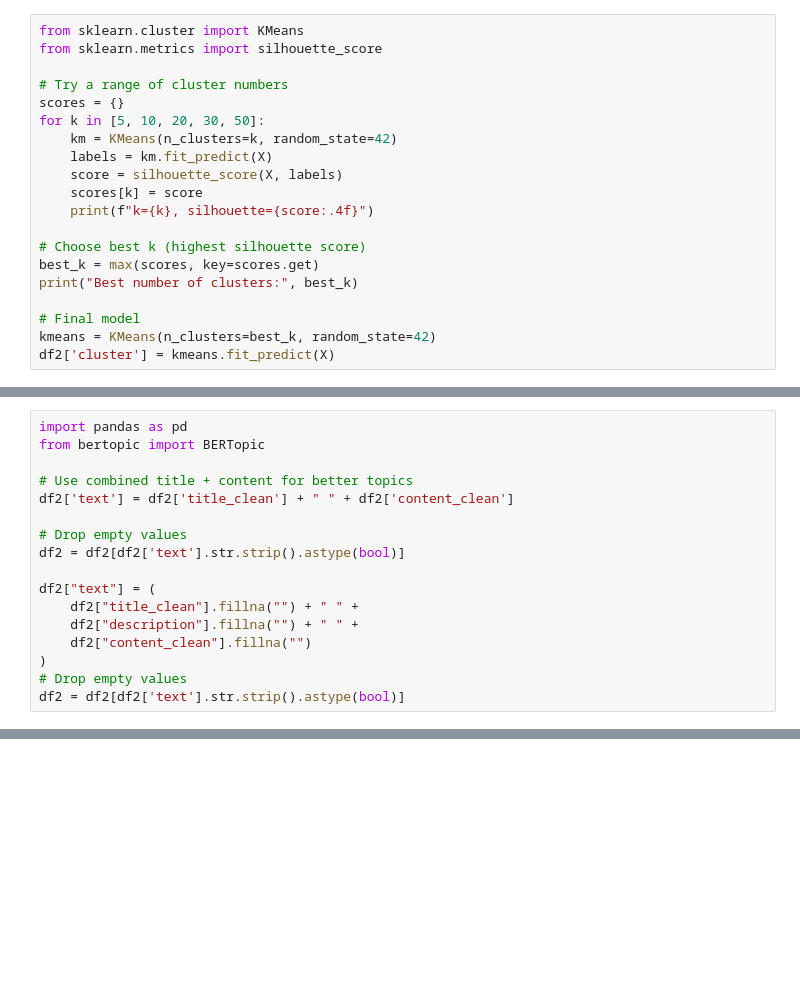
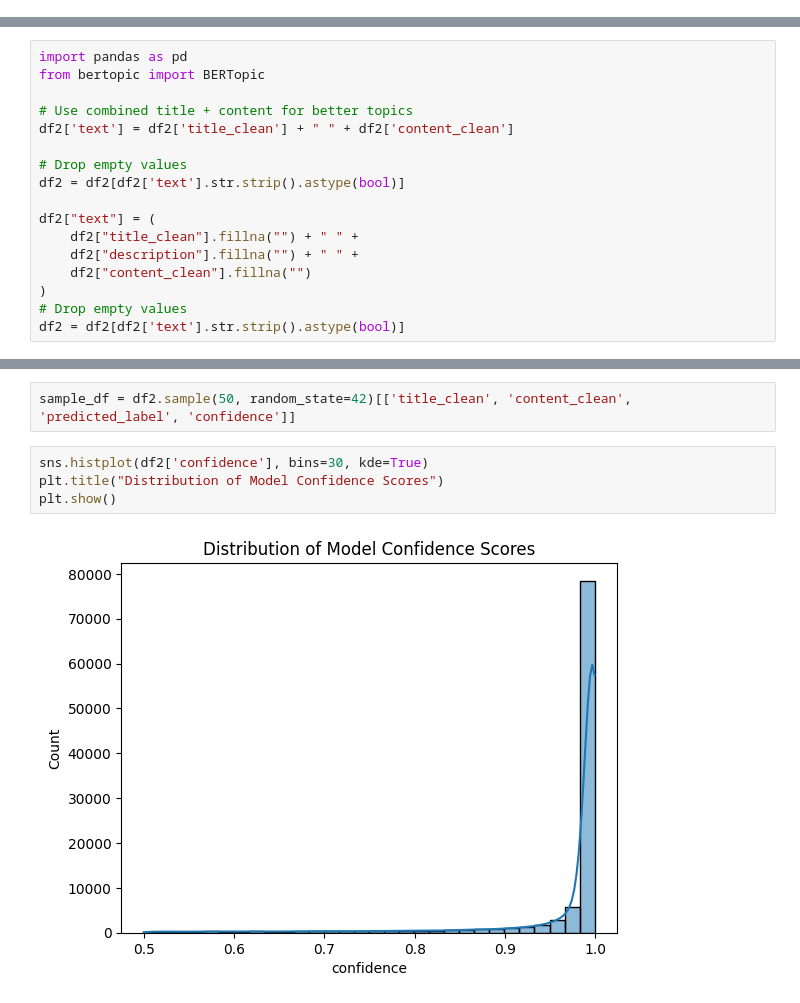
Before and after one commit to Harshita-Puthran/factverse, a Jupyter notebook: factverse_detection_model.ipynb, the cells around one changed output, grey strips where cells are left out. Saved outputs shown, nothing was run; the diff lists cells and outputs as text; blank space fills up the shorter version.

```diff
--- a/factverse_detection_model.ipynb
+++ b/factverse_detection_model.ipynb
@@ -541,23 +541,3 @@ embeddings = model.encode(df2['content_clean'].tolist(), show_progress_bar=True)
 
 # Convert to numpy for clustering
 X = np.array(embeddings)
-# %%
-from sklearn.cluster import KMeans
-from sklearn.metrics import silhouette_score
-
-# Try a range of cluster numbers
-scores = {}
-for k in [5, 10, 20, 30, 50]:
-    km = KMeans(n_clusters=k, random_state=42)
-    labels = km.fit_predict(X)
-    score = silhouette_score(X, labels)
-    scores[k] = score
-    print(f"k={k}, silhouette={score:.4f}")
-
-# Choose best k (highest silhouette score)
-best_k = max(scores, key=scores.get)
-print("Best number of clusters:", best_k)
-
-# Final model
-kmeans = KMeans(n_clusters=best_k, random_state=42)
-df2['cluster'] = kmeans.fit_predict(X)
@@ -628,0 +634,8 @@ df2['topic'] = topics
+# %%
+sample_df = df2.sample(50, random_state=42)[['title_clean', 'content_clean', 'predicted_label', 'confidence']]
+# %%
+sns.histplot(df2['confidence'], bins=30, kde=True)
+plt.title("Distribution of Model Confidence Scores")
+plt.show()
+# %% [output]
+[figure, added]
```
Also changed, not shown: parts of 10 cells of this notebook.
